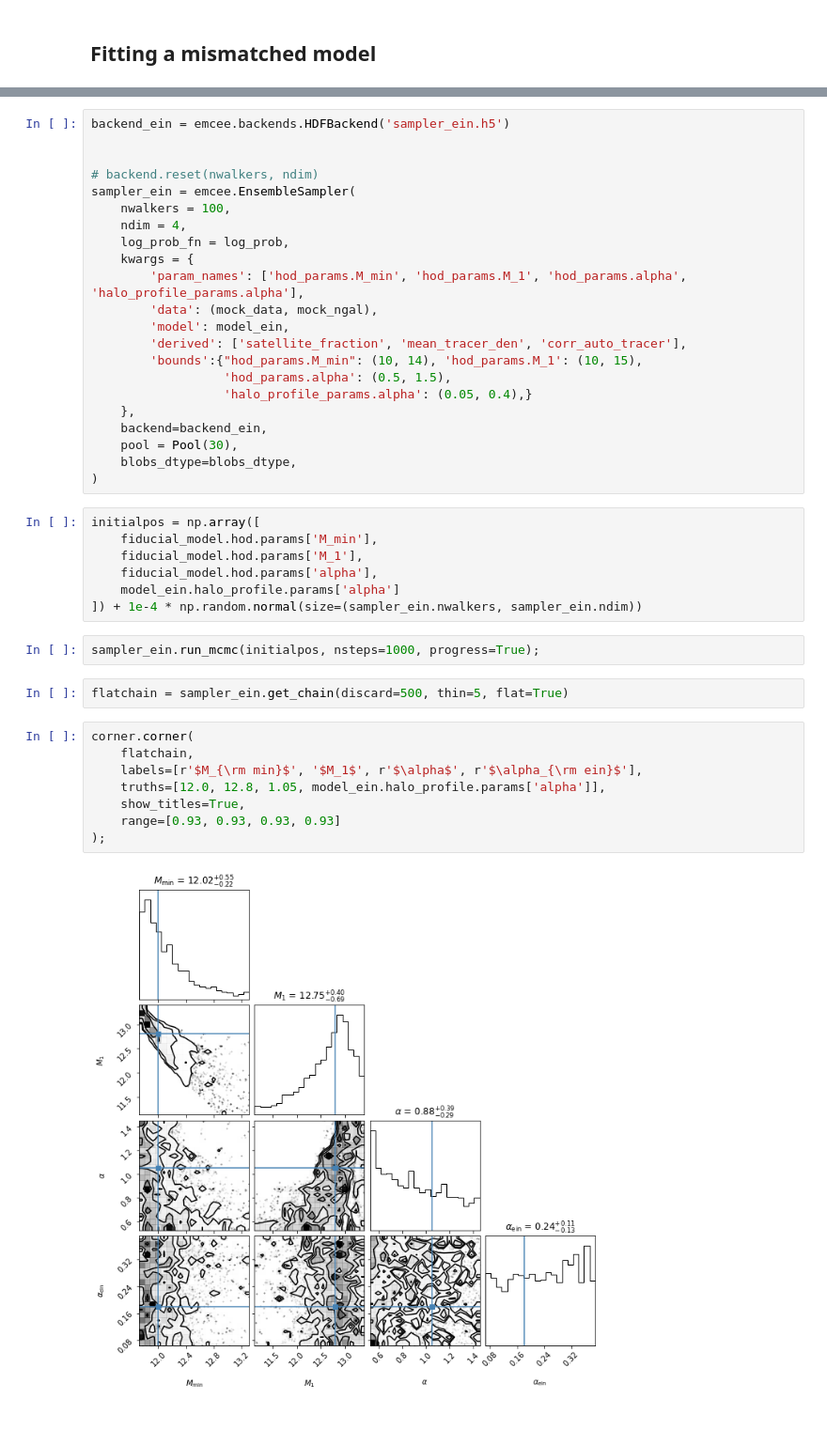
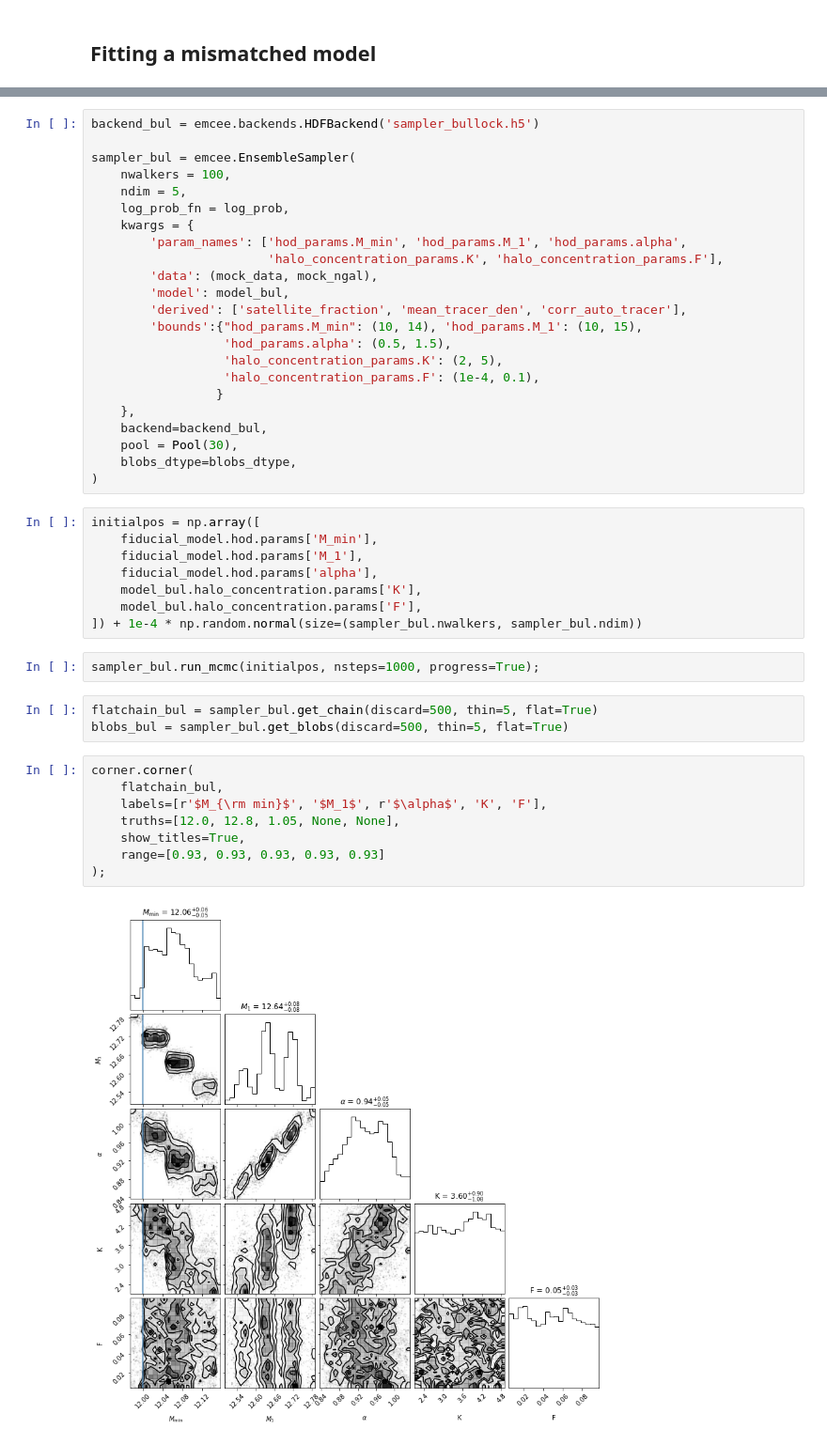
Before and after one commit to halomod/halomod, a Jupyter notebook: docs/examples/fitting.ipynb, the cells around one changed output, grey strips where cells are left out. Shown at 94% size. Drawn from its saved outputs; the diff is of its cells as text.

```diff
--- a/docs/examples/fitting.ipynb
+++ b/docs/examples/fitting.ipynb
@@ -260,22 +283,23 @@ model_ein.halo_profile_model = "Einasto"
 # %%
-backend_ein = emcee.backends.HDFBackend('sampler_ein.h5')
+backend_bul = emcee.backends.HDFBackend('sampler_bullock.h5')
 
-
-# backend.reset(nwalkers, ndim)
-sampler_ein = emcee.EnsembleSampler(
+sampler_bul = emcee.EnsembleSampler(
     nwalkers = 100,
-    ndim = 4,
+    ndim = 5,
     log_prob_fn = log_prob,
     kwargs = {
-        'param_names': ['hod_params.M_min', 'hod_params.M_1', 'hod_params.alpha', 'halo_profile_params.alpha'],
+        'param_names': ['hod_params.M_min', 'hod_params.M_1', 'hod_params.alpha',
+                        'halo_concentration_params.K', 'halo_concentration_params.F'],
         'data': (mock_data, mock_ngal),
-        'model': model_ein,
+        'model': model_bul,
         'derived': ['satellite_fraction', 'mean_tracer_den', 'corr_auto_tracer'],
         'bounds':{"hod_params.M_min": (10, 14), 'hod_params.M_1': (10, 15),
                   'hod_params.alpha': (0.5, 1.5),
-                  'halo_profile_params.alpha': (0.05, 0.4),}
+                  'halo_concentration_params.K': (2, 5),
+                  'halo_concentration_params.F': (1e-4, 0.1),
+                 }
     },
-    backend=backend_ein,
+    backend=backend_bul,
     pool = Pool(30),
     blobs_dtype=blobs_dtype,
 )
@@ -284,19 +308,21 @@ initialpos = np.array([
     fiducial_model.hod.params['M_min'],
     fiducial_model.hod.params['M_1'],
     fiducial_model.hod.params['alpha'],
-    model_ein.halo_profile.params['alpha']
-]) + 1e-4 * np.random.normal(size=(sampler_ein.nwalkers, sampler_ein.ndim))
+    model_bul.halo_concentration.params['K'],
+    model_bul.halo_concentration.params['F'],
+]) + 1e-4 * np.random.normal(size=(sampler_bul.nwalkers, sampler_bul.ndim))
 # %%
-sampler_ein.run_mcmc(initialpos, nsteps=1000, progress=True);
+sampler_bul.run_mcmc(initialpos, nsteps=1000, progress=True);
 # %%
-flatchain = sampler_ein.get_chain(discard=500, thin=5, flat=True)
+flatchain_bul = sampler_bul.get_chain(discard=500, thin=5, flat=True)
+blobs_bul = sampler_bul.get_blobs(discard=500, thin=5, flat=True)
 # %%
 corner.corner(
-    flatchain,
-    labels=[r'$M_{\rm min}$', '$M_1$', r'$\alpha$', r'$\alpha_{\rm ein}$'],
-    truths=[12.0, 12.8, 1.05, model_ein.halo_profile.params['alpha']],
+    flatchain_bul,
+    labels=[r'$M_{\rm min}$', '$M_1$', r'$\alpha$', 'K', 'F'],
+    truths=[12.0, 12.8, 1.05, None, None],
     show_titles=True,
-    range=[0.93, 0.93, 0.93, 0.93]
+    range=[0.93, 0.93, 0.93, 0.93, 0.93]
 );
 # %% [output]
-[figure, old version]
+[figure, new version]
```
Also changed, not shown: parts of 30 cells of this notebook.
